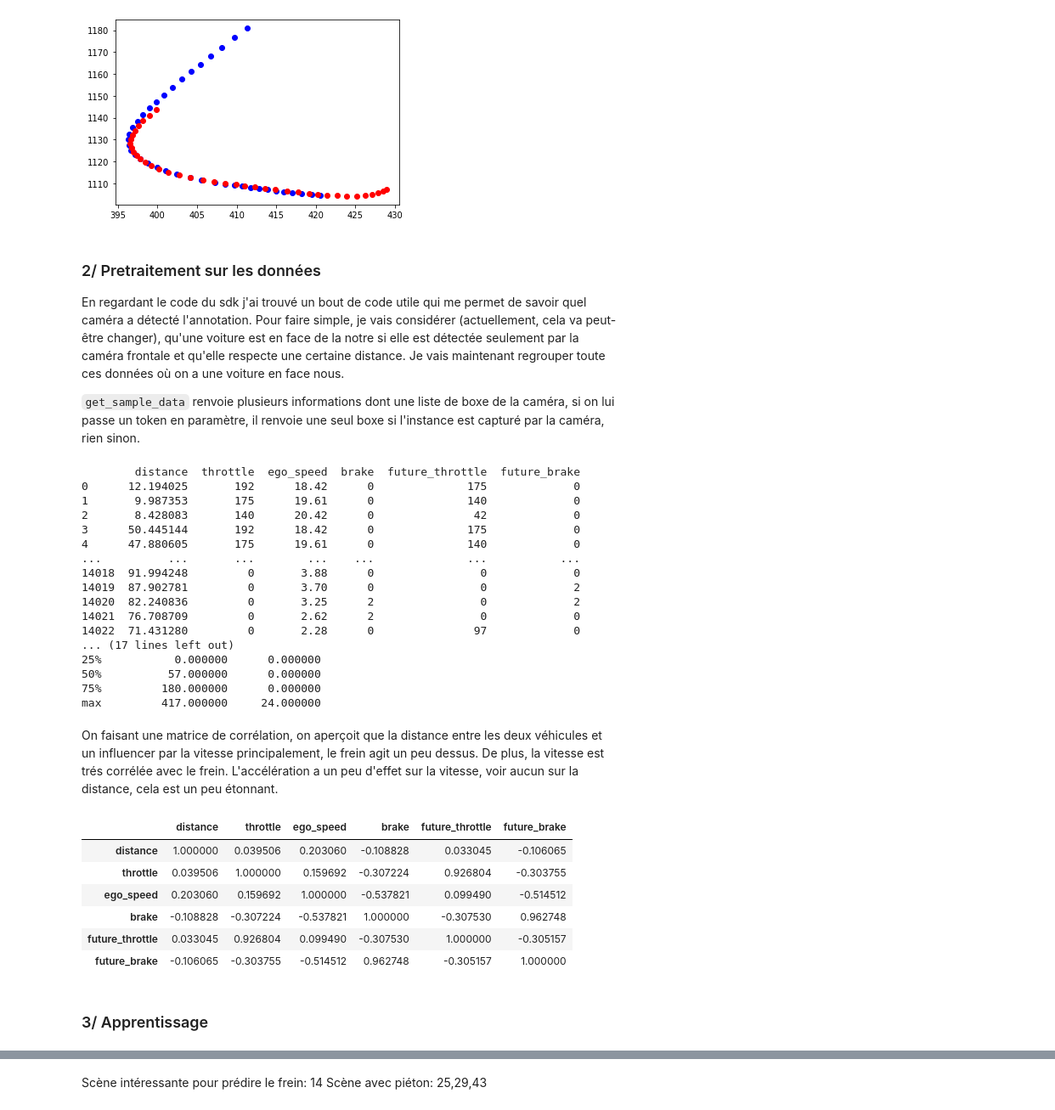
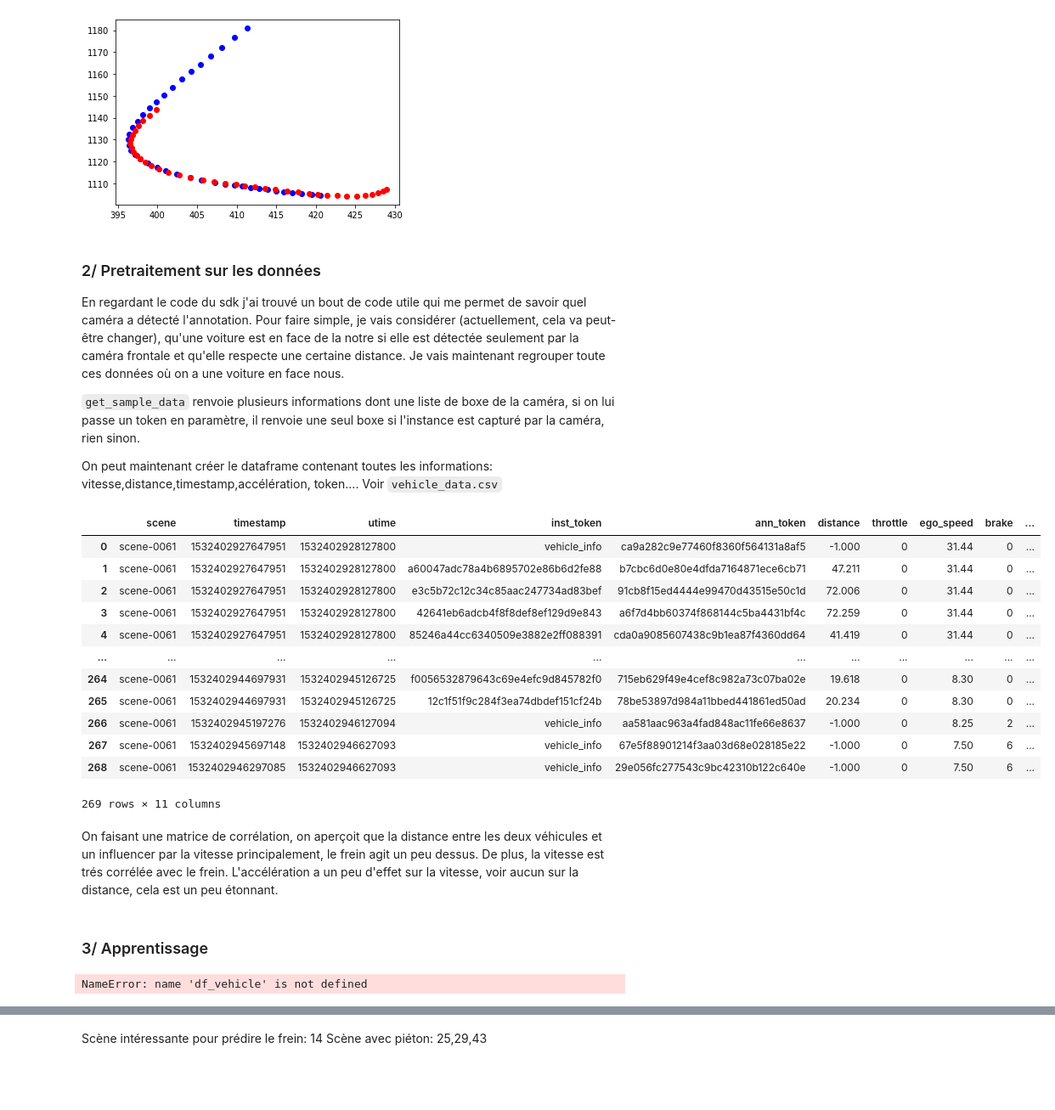
Before and after one commit to AlexandreFiche/machine_learning_for_autonomous_driving, a Jupyter notebook: nuscenes_decouverte.ipynb, the cells around one changed output, grey strips where cells are left out. Shown: that part at 85% size. Saved outputs shown, nothing was run; the diff lists cells and outputs as text; code cells hidden in the pictures; blank space fills up the shorter version.

Commit message:
Maj
Modification dataframe, alignement sur timestamp + export
Visualisation

```diff
--- a/nuscenes_decouverte.ipynb
+++ b/nuscenes_decouverte.ipynb
@@ -356,6 +358,9 @@ plt.plot(df_voiture_pos["x"],df_voiture_pos["y"],'ro')
 En regardant le code du sdk j'ai trouvé un bout de code utile qui me permet de savoir quel caméra a détecté l'annotation. Pour faire simple, je vais considérer (actuellement, cela va peut-être changer), qu'une voiture est en face de la notre si elle est détectée seulement par la caméra frontale et qu'elle respecte une certaine distance. Je vais maintenant regrouper toute ces données où on a une voiture en face nous.
 
 `get_sample_data` renvoie plusieurs informations dont une liste de boxe de la caméra, si on lui passe un token en paramètre, il renvoie une seul boxe si l'instance est capturé par la caméra, rien sinon.
+
+On peut maintenant créer le dataframe contenant toutes les informations: vitesse,distance,timestamp,accélération, token....
+Voir `vehicle_data.csv`
 # %%
 from nuscenes.utils.geometry_utils import view_points, box_in_image, BoxVisibility
 
@@ -420,12 +436,12 @@ def find_vehicle_in_front(instance_token):
 # %%
 blackint = nusc_can.can_blacklist
 blacklist = [ "scene-0"+ str(i) for i in blackint]
+# 1532402936198962 1532402936699359 1532402937198682
 
 # Liste toutes les instances d'une scene
 def get_instances_scene(scene):
     sample = nusc.get('sample',scene['first_sample_token'])
     list_instances = []
-
     while sample['token'] != scene['last_sample_token']:
         anns = sample['anns']
         for ann_token in anns:
@@ -433,76 +449,72 @@ def get_instances_scene(scene):
             instance = nusc.get('instance',ann['instance_token'])
             category = nusc.get('category',instance['category_token'])
             if not instance in list_instances and "vehicle" in category['name']:
-                #print(category['name'])
                 list_instances += [instance]
         sample = nusc.get('sample',sample['next'])
     return list_instances
 
 # Renvoie un dataframe contenant les données de toutes les instances de la scene
 def build_dataframe_for_one_scene(s,affichage):
-    list_rows = []
+    list_rows = vehicle_info(s)
     list_instances = get_instances_scene(s)
     for inst in list_instances:
         ok, res = find_vehicle_in_front(inst['token'])
         if affichage:
             print(len(res)," echantillons")
         if ok:
             list_rows += res
-    return pd.DataFrame.from_dict(list_rows)
+    return pd.DataFrame.from_dict(list_rows).sort_values(by='timestamp').reset_index(drop=True)
 
 # Explore chaque scene, puis chaque instance de cette scene qui est un vehicle en mouvement (devant)
 # Cree un dataframe avec pour entree distance au vehicle, ego_vitesse, ego_accel, ego_brake
 # et vehicle_vitesse (pas mtn)
 def build_dataframe_for_vehicle_in_front():
-    scenes = nusc.scene[:100]
+    scenes = nusc.scene[:10]
     list_rows = []
     first = True
     for s in scenes:
-        if s['name'] not in blacklist and s['name']  not in ["scene-003"]:
+        if s['name'] not in blacklist and s['name']  not in ["scene-0003"]:
             if first:
                 dataframe = build_dataframe_for_one_scene(s,False)
                 first = False
             else:
                 datatemp = build_dataframe_for_one_scene(s,False)
                 dataframe = dataframe.append(datatemp,ignore_index=True)
 
     print(dataframe)
     print(dataframe.describe())
     return dataframe
 
 #find_vehicle_in_front("c1958768d48640948f6053d04cffd35b")
 # 15k ligne sans contrainte sur steering (100 scenes)
-df_vehicle = build_dataframe_for_vehicle_in_front()
+#df_vehicle = build_dataframe_for_vehicle_in_front()
+#df_vehicle = df_vehicle.sort_values(by=['timestamp'])
+#df_vehicle.to_csv(path_or_buf="vehicle_data.csv",index=False)
+scene_name = 'scene-0061'
+my_scene_token = nusc.field2token('scene', 'name', scene_name)[0]
+scene = nusc.get('scene',my_scene_token)
+#nusc.render_scene_channel(my_scene_token, 'CAM_FRONT')
+df = build_dataframe_for_one_scene(scene,False)
+#with pd.option_context('display.max_rows', None, 'display.max_columns', None):  # more options can be specified also
+display(df)
 # %% [output]
+|  | scene | timestamp | utime | inst_token | ann_token | distance | throttle | ego_speed | brake | ... |
+| 0 | scene-0061 | 1532402927647951 | 1532402928127800 | vehicle_info | ca9a282c9e77460f8360f564131a8af5 | -1.000 | 0 | 31.44 | 0 | ... |
+| 1 | scene-0061 | 1532402927647951 | 1532402928127800 | a60047adc78a4b6895702e86b6d2fe88 | b7cbc6d0e80e4dfda7164871ece6cb71 | 47.211 | 0 | 31.44 | 0 | ... |
+| 2 | scene-0061 | 1532402927647951 | 1532402928127800 | e3c5b72c12c34c85aac247734ad83bef | 91cb8f15ed4444e99470d43515e50c1d | 72.006 | 0 | 31.44 | 0 | ... |
+| 3 | scene-0061 | 1532402927647951 | 1532402928127800 | 42641eb6adcb4f8f8def8ef129d9e843 | a6f7d4bb60374f868144c5ba4431bf4c | 72.259 | 0 | 31.44 | 0 | ... |
+| 4 | scene-0061 | 1532402927647951 | 1532402928127800 | 85246a44cc6340509e3882e2ff088391 | cda0a9085607438c9b1ea87f4360dd64 | 41.419 | 0 | 31.44 | 0 | ... |
+| ... | ... | ... | ... | ... | ... | ... | ... | ... | ... | ... |
+| 264 | scene-0061 | 1532402944697931 | 1532402945126725 | f0056532879643c69e4efc9d845782f0 | 715eb629f49e4cef8c982a73c07ba02e | 19.618 | 0 | 8.30 | 0 | ... |
+| 265 | scene-0061 | 1532402944697931 | 1532402945126725 | 12c1f51f9c284f3ea74dbdef151cf24b | 78be53897d984a11bbed441861ed50ad | 20.234 | 0 | 8.30 | 0 | ... |
+| 266 | scene-0061 | 1532402945197276 | 1532402946127094 | vehicle_info | aa581aac963a4fad848ac11fe66e8637 | -1.000 | 0 | 8.25 | 2 | ... |
+| 267 | scene-0061 | 1532402945697148 | 1532402946627093 | vehicle_info | 67e5f88901214f3aa03d68e028185e22 | -1.000 | 0 | 7.50 | 6 | ... |
+| 268 | scene-0061 | 1532402946297085 | 1532402946627093 | vehicle_info | 29e056fc277543c9bc42310b122c640e | -1.000 | 0 | 7.50 | 6 | ... |
-        distance  throttle  ego_speed  brake  future_throttle  future_brake
-0      12.194025       192      18.42      0              175             0
-1       9.987353       175      19.61      0              140             0
-2       8.428083       140      20.42      0               42             0
-3      50.445144       192      18.42      0              175             0
-4      47.880605       175      19.61      0              140             0
-...          ...       ...        ...    ...              ...           ...
-14018  91.994248         0       3.88      0                0             0
-14019  87.902781         0       3.70      0                0             2
-14020  82.240836         0       3.25      2                0             2
-14021  76.708709         0       2.62      2                0             0
-14022  71.431280         0       2.28      0               97             0
-... (17 lines left out)
-25%           0.000000      0.000000
-50%          57.000000      0.000000
-75%         180.000000      0.000000
-max         417.000000     24.000000
+269 rows × 11 columns
 # %% [markdown]
 On faisant une matrice de corrélation, on aperçoit que la distance entre les deux véhicules et un influencer par la vitesse principalement, le frein agit un peu dessus. De plus, la vitesse est trés corrélée avec le frein. L'accélération a un peu d'effet sur la vitesse, voir aucun sur la distance, cela est un peu étonnant.
 # %%
 df_vehicle.corr()
-# %% [output]
-|  | distance | throttle | ego_speed | brake | future_throttle | future_brake |
-| distance | 1.000000 | 0.039506 | 0.203060 | -0.108828 | 0.033045 | -0.106065 |
-| throttle | 0.039506 | 1.000000 | 0.159692 | -0.307224 | 0.926804 | -0.303755 |
-| ego_speed | 0.203060 | 0.159692 | 1.000000 | -0.537821 | 0.099490 | -0.514512 |
-| brake | -0.108828 | -0.307224 | -0.537821 | 1.000000 | -0.307530 | 0.962748 |
-| future_throttle | 0.033045 | 0.926804 | 0.099490 | -0.307530 | 1.000000 | -0.305157 |
-| future_brake | -0.106065 | -0.303755 | -0.514512 | 0.962748 | -0.305157 | 1.000000 |
 # %% [markdown]
 ### 3/ Apprentissage
 # %%
@@ -517,6 +529,8 @@ y_throttle = df_vehicle["future_throttle"]
 y_brake = df_vehicle["future_brake"]
 Xt_train, Xt_test, yt_train, yt_test = train_test_split(X,y_throttle, test_size = 0.2, random_state = 1)
 Xb_train, Xb_test, yb_train, yb_test = train_test_split(X,y_brake, test_size = 0.2, random_state = 1)
+# %% [output]
+NameError: name 'df_vehicle' is not defined
 # %%
 model_t = svm.SVR()
 model_t.fit(Xt_train,yt_train)
```
Also changed, not shown: parts of 7 cells of this notebook, 2 other files.
